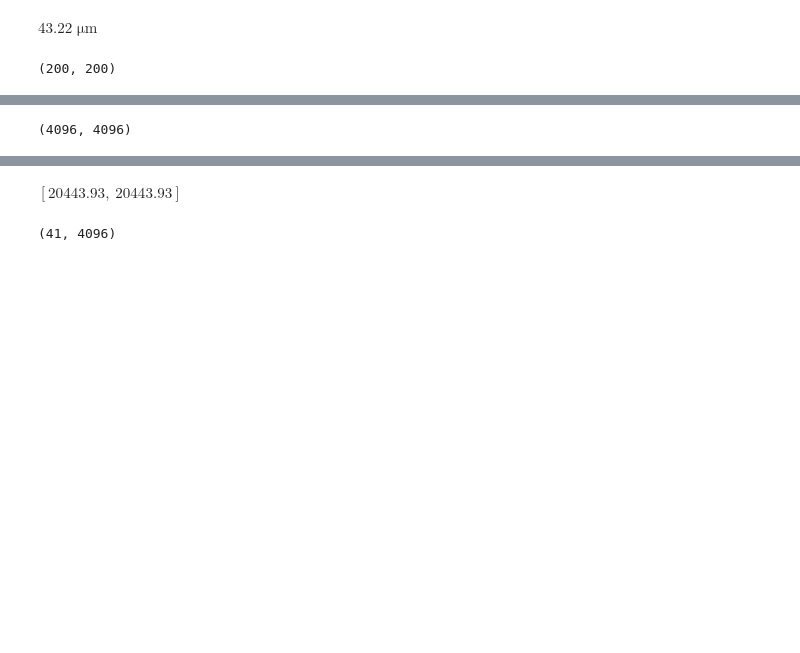
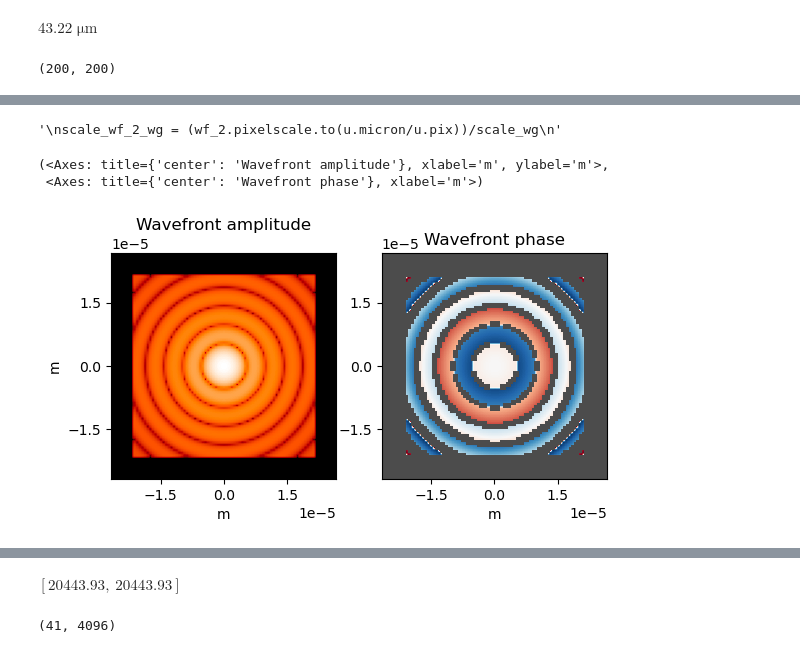
Before and after one commit to mwanakijiji/glint_misc, a Jupyter notebook: notebooks/fresnel_propagation.ipynb, the cells around one changed output, grey strips where cells are left out. Drawn from its saved outputs; the diff is of its cells as text; code cells hidden in the pictures; blank space fills up the shorter version.

```diff
--- a/notebooks/fresnel_propagation.ipynb
+++ b/notebooks/fresnel_propagation.ipynb
@@ -21,12 +31,14 @@ diam_lenslet = 66.*u.micron # lenslet diameter (um)
 
 ## END USER-DEFINED QUANTITIES
 # %%
+# derived quantities
+
+# wavelength in substrate
+wavel_substr = (wavel_air/n_glass)
+wavel = wavel_substr
+
 # radius of first dark ring in um
-wavel = (1.55/1.5255)*u.micron # um # 1.55 um in air, 1.55um/n = 1.55um/1.5255 = 1.016 um in substrate of index of refraction n
-foc_length = 284.664*u.micron #
-
-circ_r_um = 1.22 * wavel * foc_length/diam_lenslet
-#circ_r_pix = um2pix(circ_r_um)
+circ_r_um = 1.22 * wavel_substr * f_lens_substr/diam_lenslet
 
 print('radius of first dark Airy ring (um):',circ_r_um)
 # %% [output]
@@ -99,9 +80,48 @@ plt.show()
-# %%
-np.shape(wf_2.amplitude)
-# %% [output]
-(4096, 4096)
 # %%
 # physical scale of propagated wavefront compared to waveguide mode
-# (i.e., a scale > 1 means wavefront is coarser ('smaller') than the waveguide mode)
+# (i.e., a scale > 1 means propagated wavefront is coarser ('smaller') than the waveguide mode)
 
+'''
 scale_wf_2_wg = (wf_2.pixelscale.to(u.micron/u.pix))/scale_wg
+'''
+# %% [output]
+'\nscale_wf_2_wg = (wf_2.pixelscale.to(u.micron/u.pix))/scale_wg\n'
+# %%
+# set oversampling of wavefront, to make scales of waveguide mode and propagated wavefront the same
+
+OVERSAMPLE = 7 #scale_wf_2_wg
+# %%
+# construct Fresnel system with lens of focal length f um and project image
+
+npix = 1024 # ~512 is minimum to accurately recover the central diffraction spike
+
+## LOOP THIS
+z = f_lens # propagation distance
+
+wf = poppy.FresnelWavefront(beam_radius=0.5*diam_lenslet, wavelength=wavel, npix=npix, oversample=OVERSAMPLE)
+wf *= poppy.CircularAperture(radius=0.5*diam_lenslet)
+
+conv_lens = poppy.QuadraticLens(f_lens=f_lens)
+wf *= conv_lens
+
+# propagate over distance z
+wf.propagate_fresnel(z)
+
+# wavefront on MLA
+wf_1 = copy.deepcopy(wf)
+
+#det = osys_circ.add_detector(pixelscale=pixelscale_ang, fov_pixels=100)
+
+# crop to the physical size of the waveguide cutout
+wf *= poppy.RectangleAperture(width=x_dim_waveguide, height=y_dim_waveguide)
+
+wf_2 = copy.deepcopy(wf)
+
+
+wf.display('both', scale='log',
+           vmax=wf.amplitude.max(), vmin=wf.amplitude.max()*1e-5,
+           imagecrop=10.*circ_r_um)
+# %% [output]
+(<Axes: title={'center': 'Wavefront amplitude'}, xlabel='m', ylabel='m'>,
+ <Axes: title={'center': 'Wavefront phase'}, xlabel='m'>)
+[figure, added]
```
Also changed, not shown: parts of 11 cells of this notebook, 2 other files.
